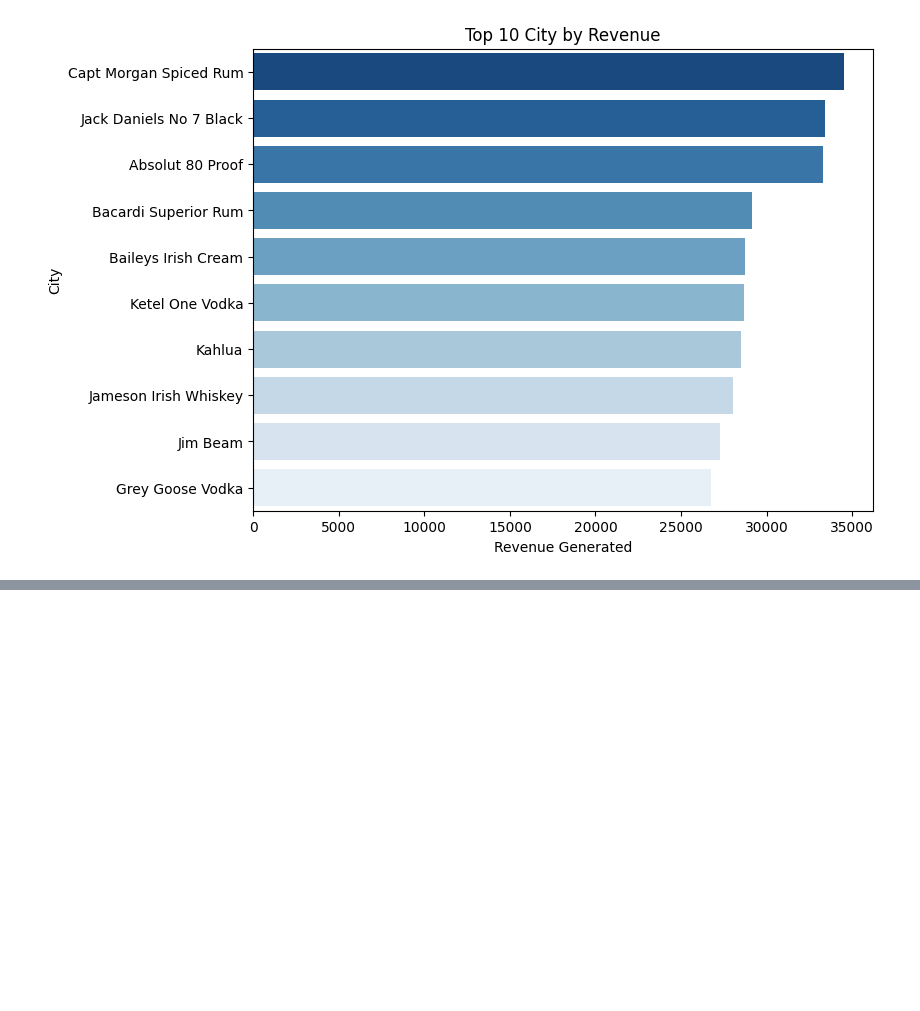
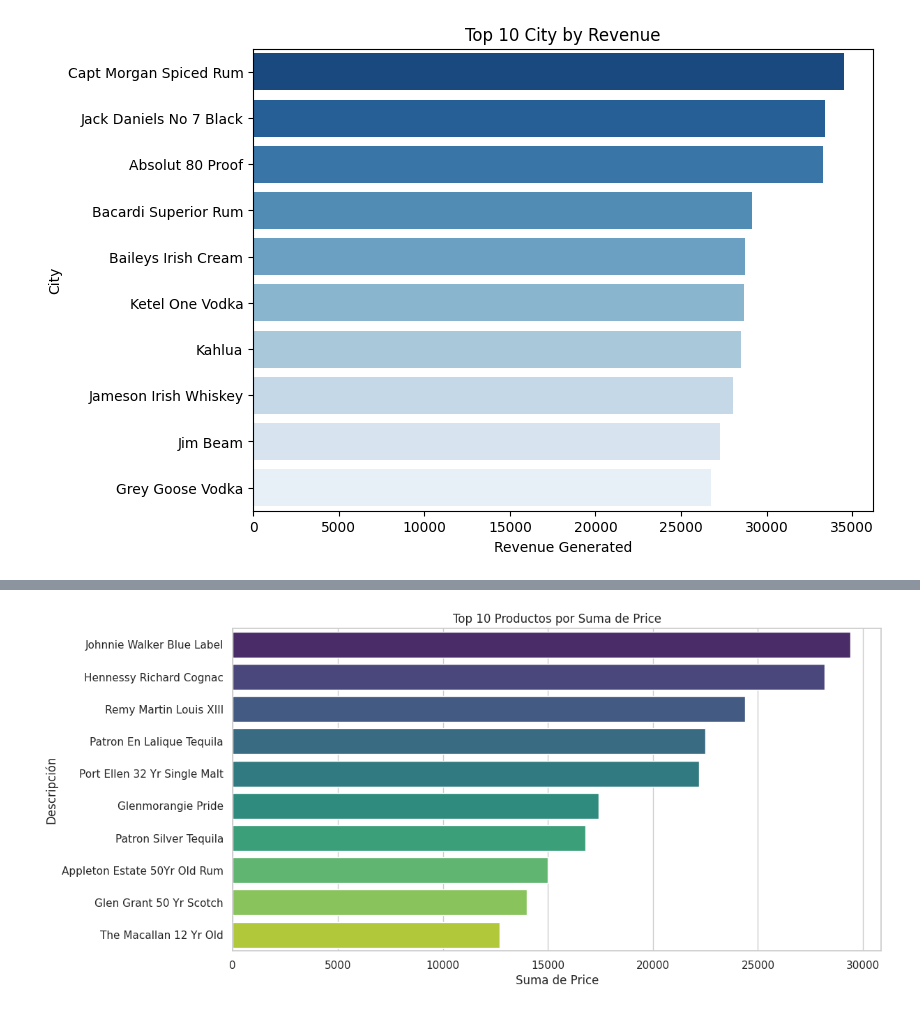
Before and after one commit to RaksoIngenieria/Data-Analytics, a Jupyter notebook: AromasDelValle.ipynb, the cells around one changed output, grey strips where cells are left out. Drawn from its saved outputs; the diff is of its cells as text; code cells hidden in the pictures; blank space fills up the shorter version.

```diff
--- a/AromasDelValle.ipynb
+++ b/AromasDelValle.ipynb
@@ -246,3 +247,84 @@ Passing `palette` without assigning `hue` is deprecated and will be removed in v
   sns.barplot(x=city_revenue[:10], y=city_revenue[:10].index, palette='Blues_r')
 Text(0.5, 1.0, 'Top 10 City by Revenue')
 [figure]
+# %%
+# Configuración visual
+sns.set(style="whitegrid")
+plt.rcParams['figure.figsize'] = (12, 6)
+
+# Crear columna de valor total del inventario
+df['InventoryValue'] = df['Price'] * df['onHand']
+
+# ==========================
+# 1️⃣ KPI PRINCIPALES
+# ==========================
+print("📊 KPI PRINCIPALES")
+print(f"- Total de productos únicos: {df['Description'].nunique()}")
+print(f"- Total de marcas únicas: {df['Brand'].nunique()}")
+print(f"- Valor total del inventario: ${df['InventoryValue'].sum():,.2f}")
+print(f"- Precio promedio de productos: ${df['Price'].mean():.2f}")
+
+# ==========================
+# 2️⃣ TOP 10 POR SUMA DE PRICE
+# ==========================
+df_sum_price = df.groupby('Description', as_index=False)['Price'].sum()
+df_top10_price = df_sum_price.sort_values(by='Price', ascending=False).head(10)
+
+plt.figure()
+sns.barplot(x='Price', y='Description', data=df_top10_price, palette="viridis")
+plt.title("Top 10 Productos por Suma de Price")
+plt.xlabel("Suma de Price")
+plt.ylabel("Descripción")
+plt.show()
+
+# ==========================
+# 3️⃣ DISTRIBUCIÓN DE PRECIOS
+# ==========================
+plt.figure()
+sns.histplot(df['Price'], bins=20, kde=True, color="blue")
+plt.title("Distribución de Precios")
+plt.xlabel("Precio")
+plt.ylabel("Frecuencia")
+plt.show()
+
+# ==========================
+# 4️⃣ VALOR DE INVENTARIO POR CIUDAD
+# ==========================
+df_city_value = df.groupby('City', as_index=False)['InventoryValue'].sum()
+plt.figure()
+sns.barplot(x='InventoryValue', y='City', data=df_city_value.sort_values('InventoryValue', ascending=False), palette="magma")
+plt.title("Valor de Inventario por Ciudad")
+plt.xlabel("Valor de Inventario ($)")
+plt.ylabel("Ciudad")
+plt.show()
+
+# ==========================
+# 5️⃣ PARTICIPACIÓN DE MARCAS (TOP 10)
+# ==========================
+df_brand_value = df.groupby('Brand', as_index=False)['InventoryValue'].sum()
+df_brand_top10 = df_brand_value.sort_values(by='InventoryValue', ascending=False).head(10)
+
+plt.figure()
+plt.pie(df_brand_top10['InventoryValue'], labels=df_brand_top10['Brand'], autopct='%1.1f%%', startangle=140)
+plt.title("Participación de Marcas en Inventario (Top 10)")
+plt.show()
+
+# ==========================
+# 6️⃣ PRODUCTOS CON MAYOR STOCK Y VALOR
+# ==========================
+df_top_stock = df.sort_values(by='onHand', ascending=False).head(10)
+plt.figure()
+sns.barplot(x='onHand', y='Description', data=df_top_stock, palette="coolwarm")
+plt.title("Top 10 Productos con Mayor Stock (onHand)")
+plt.xlabel("Cantidad en Stock")
+plt.ylabel("Descripción")
+plt.show()
+
+df_top_value = df.sort_values(by='InventoryValue', ascending=False).head(10)
+plt.figure()
+sns.barplot(x='InventoryValue', y='Description', data=df_top_value, palette="crest")
+plt.title("Top 10 Productos con Mayor Valor en Inventario")
+plt.xlabel("Valor en Inventario ($)")
+plt.ylabel("Descripción")
+plt.show()
+# %% [output]
@@ -248,0 +339 @@ Text(0.5, 1.0, 'Top 10 City by Revenue')
+[figure, added]
```
Also changed, not shown: parts of 4 cells of this notebook.
